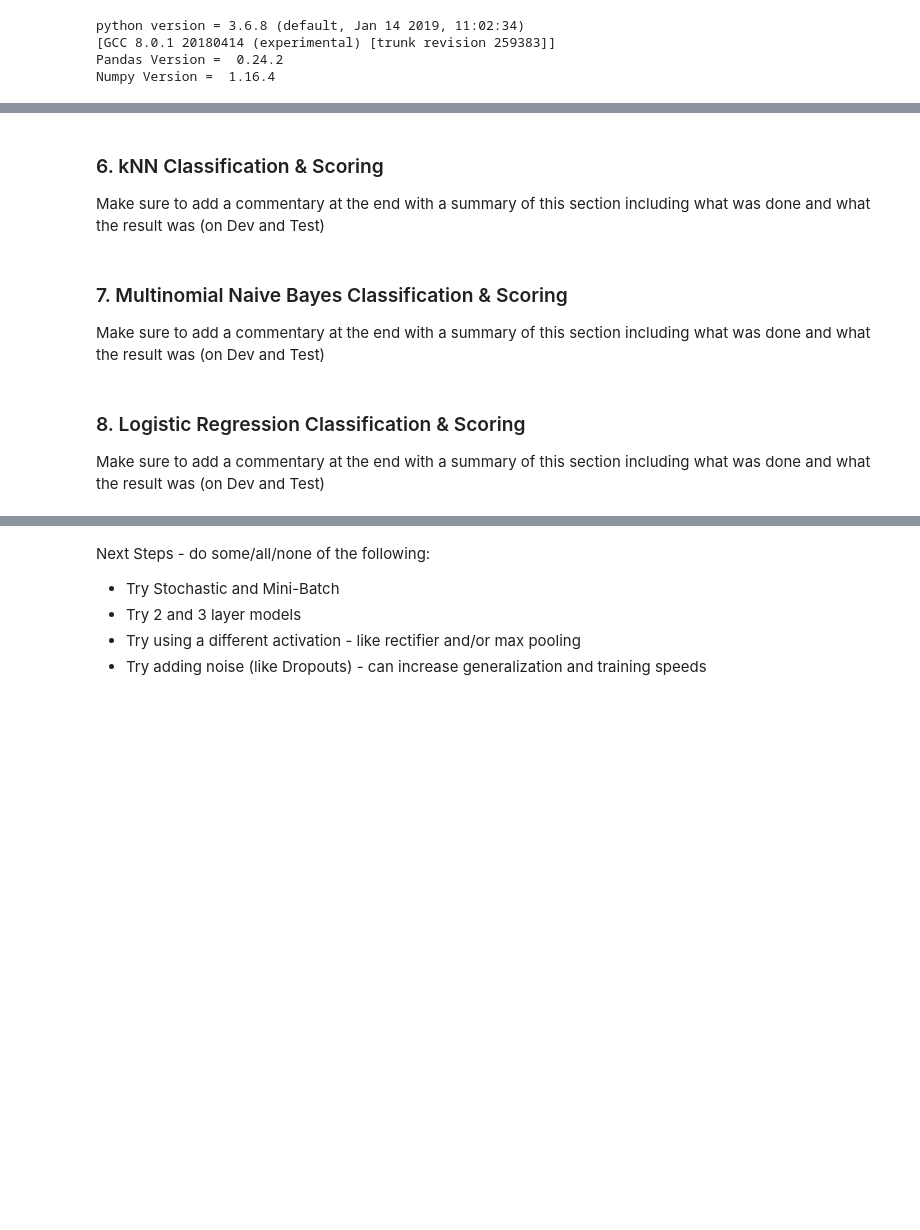
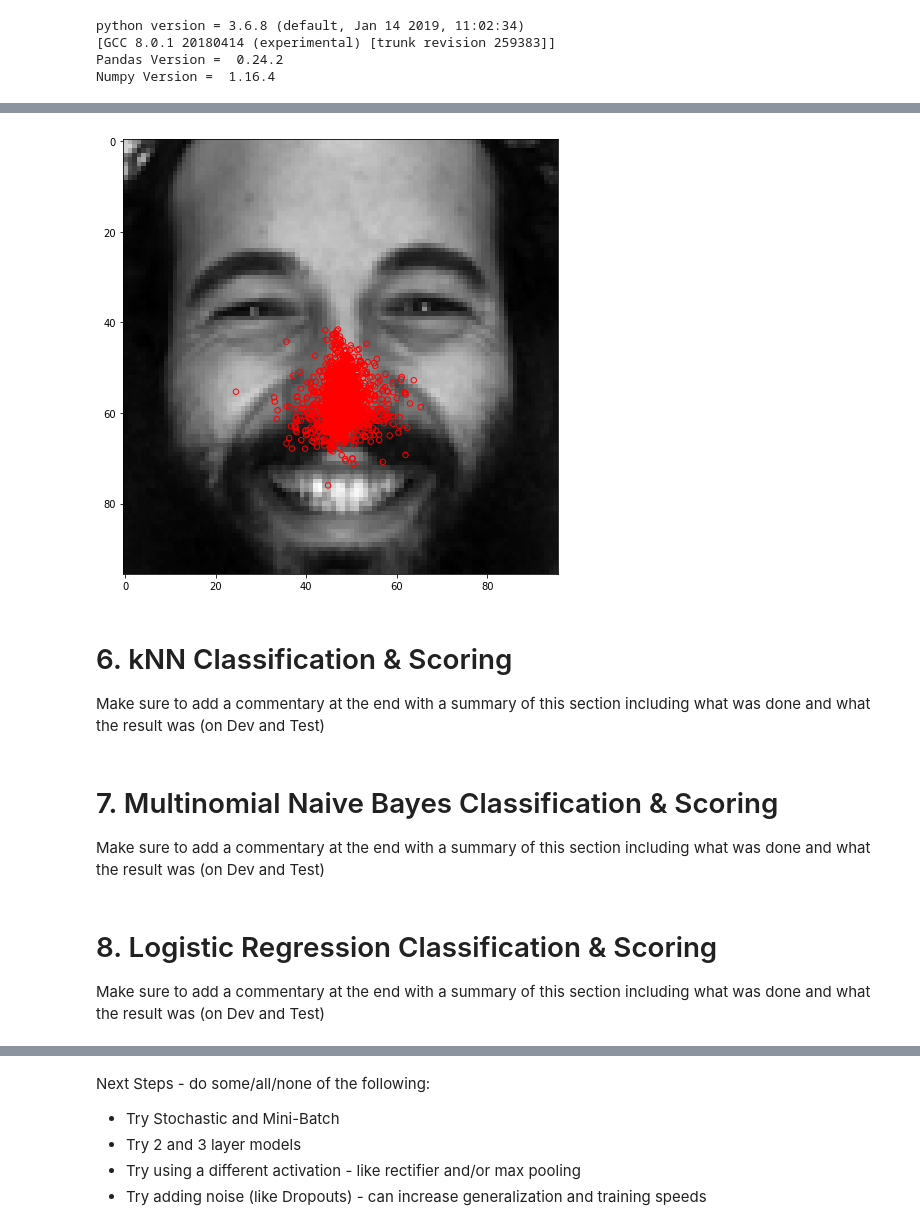
Before and after one commit to Shirleyhywl/W207_ALSY_FinalProject-1, a Jupyter notebook: W207_ALSY_FinalProject_Baseline_R1.ipynb, the cells around one changed output, grey strips where cells are left out. Drawn from its saved outputs; the diff is of its cells as text; code cells hidden in the pictures; blank space fills up the shorter version.

```diff
--- a/W207_ALSY_FinalProject_Baseline_R1.ipynb
+++ b/W207_ALSY_FinalProject_Baseline_R1.ipynb
@@ -178,0 +337,10 @@ print(image_sample_2.shape)
+# %%
+# Look at variability in training data using nose tip - element 10 (x is feature 20 and y is feature 21 in the train_y matrix- indexed from 0)
+# define nose data:
+nose = train_y[:,20:22]*48+48
+plt.figure(figsize=(8,8))
+plt.imshow(img,cmap='gray')
+plt.scatter(nose[:,0],nose[:,1],edgecolors='r',marker="o",facecolors='none', s=30)
+plt.show()
+# %% [output]
+[figure, added]
@@ -179,11 +349,11 @@ print(image_sample_2.shape)
 # %% [markdown]
-### 6. kNN Classification & Scoring
+# 6. kNN Classification & Scoring
 
 Make sure to add a commentary at the end with a summary of this section including what was done and what the result was (on Dev and Test)
 # %% [markdown]
-### 7. Multinomial Naive Bayes Classification & Scoring
+# 7. Multinomial Naive Bayes Classification & Scoring
 Make sure to add a commentary at the end with a summary of this section including what was done and what the result was (on Dev and Test)
 # %% [markdown]
-### 8. Logistic Regression Classification & Scoring
+# 8. Logistic Regression Classification & Scoring
 Make sure to add a commentary at the end with a summary of this section including what was done and what the result was (on Dev and Test)
 # %% [markdown]
```
Also changed, not shown: parts of 30 cells of this notebook.
